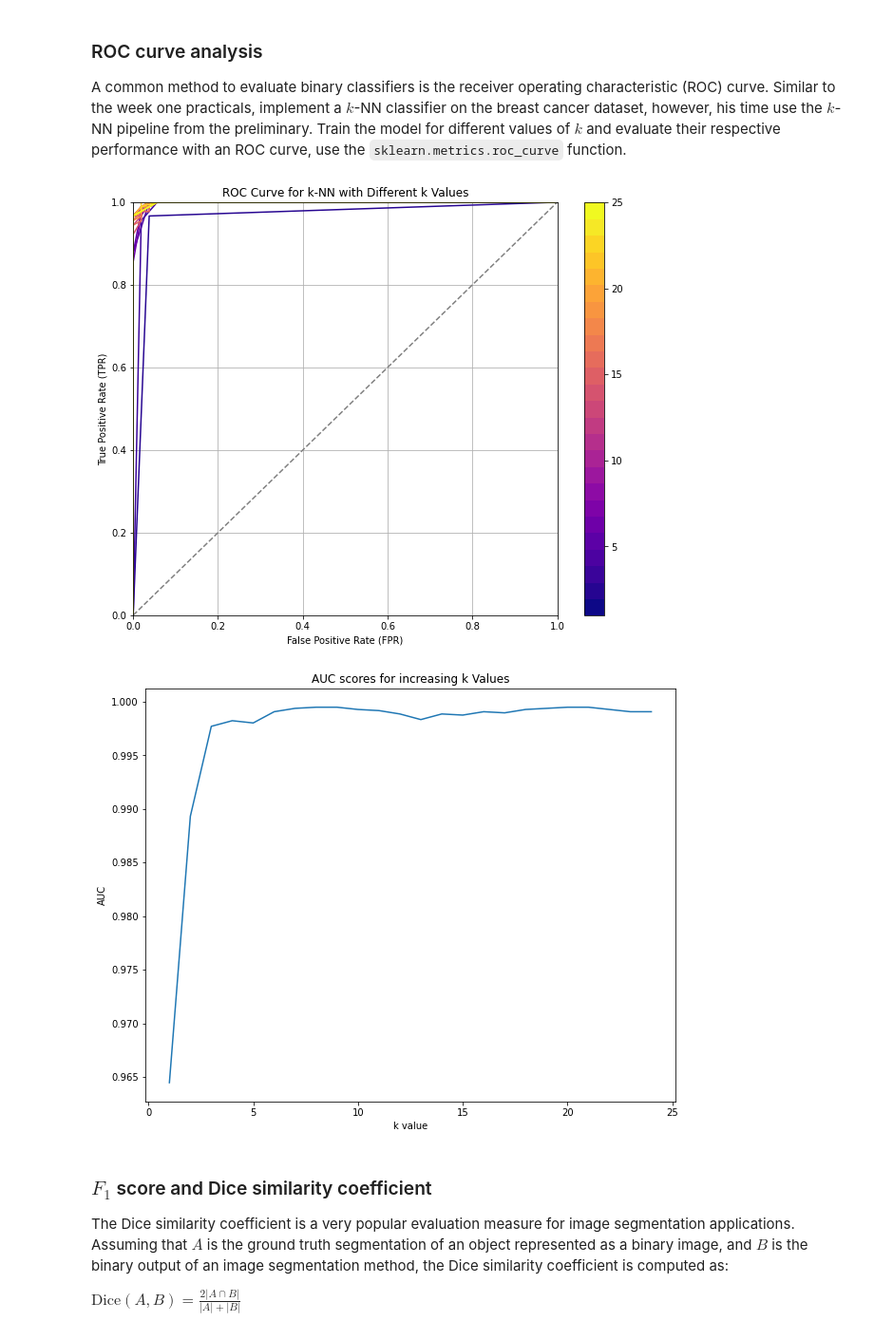
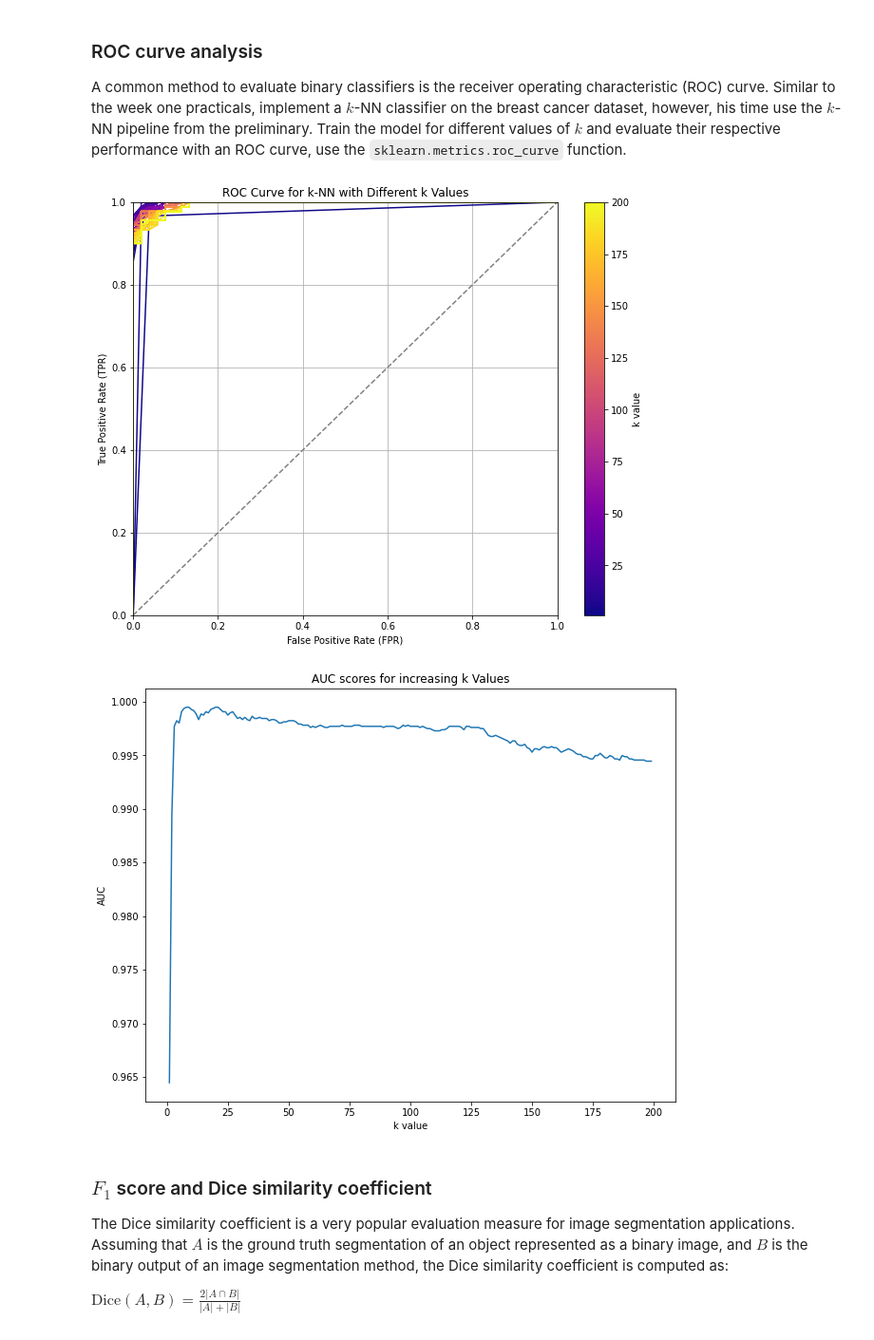
Before and after one commit to Mathieu-van-Luijken/8dm50-machine-learning, a Jupyter notebook: practicals/week_2.ipynb, the cells around one changed output. Shown at 95% size. Drawn from its saved outputs; the diff is of its cells as text; code cells hidden in the pictures.

Commit message:
Improve plots ROC

```diff
--- a/practicals/week_2.ipynb
+++ b/practicals/week_2.ipynb
@@ -165,7 +165,7 @@ from matplotlib import cm
 from matplotlib import colors
 
 # Set parameters for exercise
-max_k = 25 # len(y_train) gives an interesting plot too!
+max_k = 200 # len(y_train) gives an interesting plot too!
 
 # Prepare plotting
 plt.figure(figsize=(10, 8))
@@ -180,36 +180,36 @@ for k in range(1,max_k):
     # train the model using the training dataset
     model.fit(X_train, y_train)
 
     # make predictions using the testing dataset
     prediction = model.predict_proba(X_test)[:, 1]
 
     # make ROC curve per k
     fpr, tpr, _ = metrics.roc_curve(y_test,prediction)
     aucs.append(metrics.auc(fpr, tpr))
 
     plt.plot(fpr, tpr, color=cmap(k))
 
 # customize ROC plot
 plt.plot([0, 1], [0, 1], color='gray', linestyle='--')  # Diagonal line
 plt.xlim([0.0, 1.0])
 plt.ylim([0.0, 1.0])
 plt.xlabel('False Positive Rate (FPR)')
 plt.ylabel('True Positive Rate (TPR)')
 plt.title('ROC Curve for k-NN with Different k Values')
-plt.colorbar(cm.ScalarMappable(cmap=cmap,norm=norm))
+plt.colorbar(cm.ScalarMappable(cmap=cmap,norm=norm),label='k value')
 plt.grid(True)
 plt.show()
 
 # Make another plot showing AUC progression with increasing k
 plt.figure(figsize=(10,8))
 plt.plot(range(1,max_k),aucs)
 plt.xlabel('k value')
 plt.ylabel('AUC')
 plt.title('AUC scores for increasing k Values')
 plt.show();
 # %% [output]
-[figure, old version]
+[figure, new version]
-[figure, old version]
+[figure, new version]
 # %% [markdown]
 ### $F_1$ score and Dice similarity coefficient
 
```
